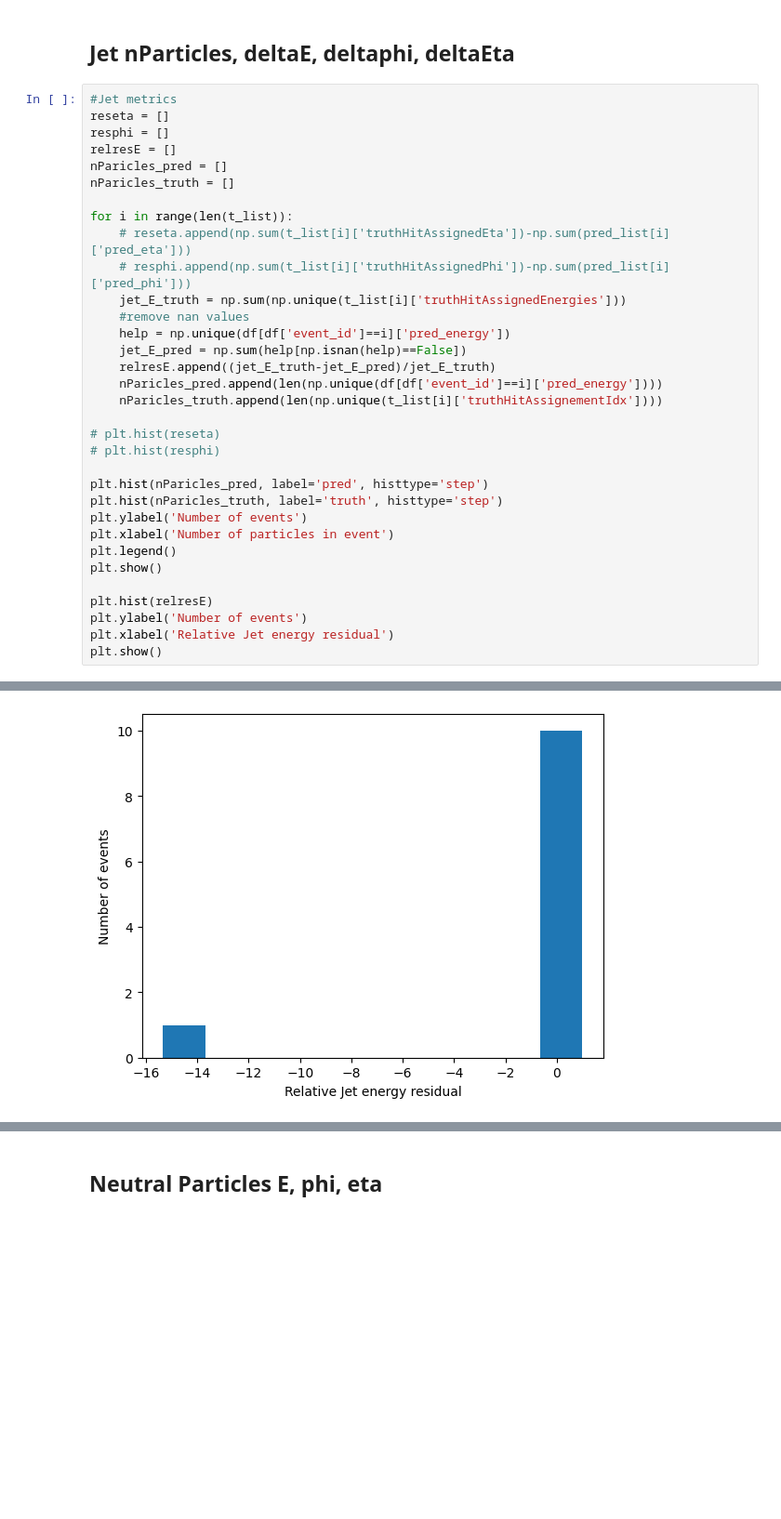
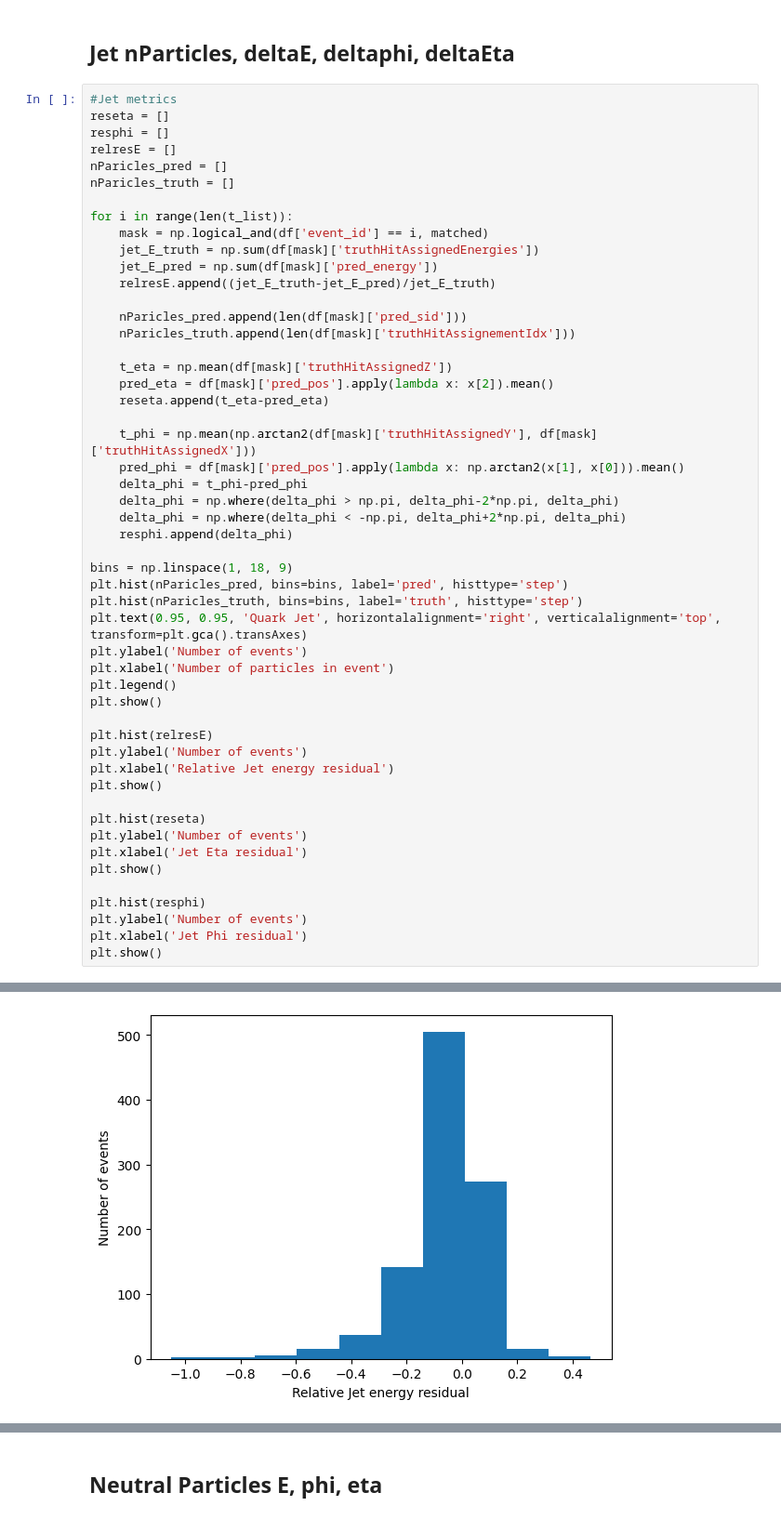
Before and after one commit to cms-pepr/HGCalML, a Jupyter notebook: scripts/generatePlots.ipynb, the cells around one changed output, grey strips where cells are left out. Shown: that part at 93% size. Saved outputs shown, nothing was run; the diff lists cells and outputs as text; blank space fills up the shorter version.

```diff
--- a/scripts/generatePlots.ipynb
+++ b/scripts/generatePlots.ipynb
@@ -211,21 +201,29 @@ nParicles_pred = []
 nParicles_truth = []
 
 for i in range(len(t_list)):
-    # reseta.append(np.sum(t_list[i]['truthHitAssignedEta'])-np.sum(pred_list[i]['pred_eta']))
-    # resphi.append(np.sum(t_list[i]['truthHitAssignedPhi'])-np.sum(pred_list[i]['pred_phi']))
-    jet_E_truth = np.sum(np.unique(t_list[i]['truthHitAssignedEnergies']))
-    #remove nan values
-    help = np.unique(df[df['event_id']==i]['pred_energy'])
-    jet_E_pred = np.sum(help[np.isnan(help)==False])
+    mask = np.logical_and(df['event_id'] == i, matched)
+    jet_E_truth = np.sum(df[mask]['truthHitAssignedEnergies'])
+    jet_E_pred = np.sum(df[mask]['pred_energy'])
     relresE.append((jet_E_truth-jet_E_pred)/jet_E_truth)
-    nParicles_pred.append(len(np.unique(df[df['event_id']==i]['pred_energy'])))
-    nParicles_truth.append(len(np.unique(t_list[i]['truthHitAssignementIdx'])))
 
-# plt.hist(reseta)
-# plt.hist(resphi)
+    nParicles_pred.append(len(df[mask]['pred_sid']))
+    nParicles_truth.append(len(df[mask]['truthHitAssignementIdx']))
 
-plt.hist(nParicles_pred, label='pred', histtype='step')
-plt.hist(nParicles_truth, label='truth', histtype='step')
+    t_eta = np.mean(df[mask]['truthHitAssignedZ'])
+    pred_eta = df[mask]['pred_pos'].apply(lambda x: x[2]).mean()
+    reseta.append(t_eta-pred_eta)
+
+    t_phi = np.mean(np.arctan2(df[mask]['truthHitAssignedY'], df[mask]['truthHitAssignedX']))
+    pred_phi = df[mask]['pred_pos'].apply(lambda x: np.arctan2(x[1], x[0])).mean()
+    delta_phi = t_phi-pred_phi
+    delta_phi = np.where(delta_phi > np.pi, delta_phi-2*np.pi, delta_phi)
+    delta_phi = np.where(delta_phi < -np.pi, delta_phi+2*np.pi, delta_phi)
+    resphi.append(delta_phi)
+
+bins = np.linspace(1, 18, 9)
+plt.hist(nParicles_pred, bins=bins, label='pred', histtype='step')
+plt.hist(nParicles_truth, bins=bins, label='truth', histtype='step')
+plt.text(0.95, 0.95, 'Quark Jet', horizontalalignment='right', verticalalignment='top', transform=plt.gca().transAxes)
 plt.ylabel('Number of events')
 plt.xlabel('Number of particles in event')
 plt.legend()
@@ -235,4 +233,14 @@ plt.hist(relresE)
 plt.ylabel('Number of events')
 plt.xlabel('Relative Jet energy residual')
 plt.show()
+
+plt.hist(reseta)
+plt.ylabel('Number of events')
+plt.xlabel('Jet Eta residual')
+plt.show()
+
+plt.hist(resphi)
+plt.ylabel('Number of events')
+plt.xlabel('Jet Phi residual')
+plt.show()
 # %% [output]
@@ -240 +248 @@ plt.show()
-[figure, old version]
+[figure, new version]
```
Also changed, not shown: parts of 10 cells of this notebook, 3 other files.
